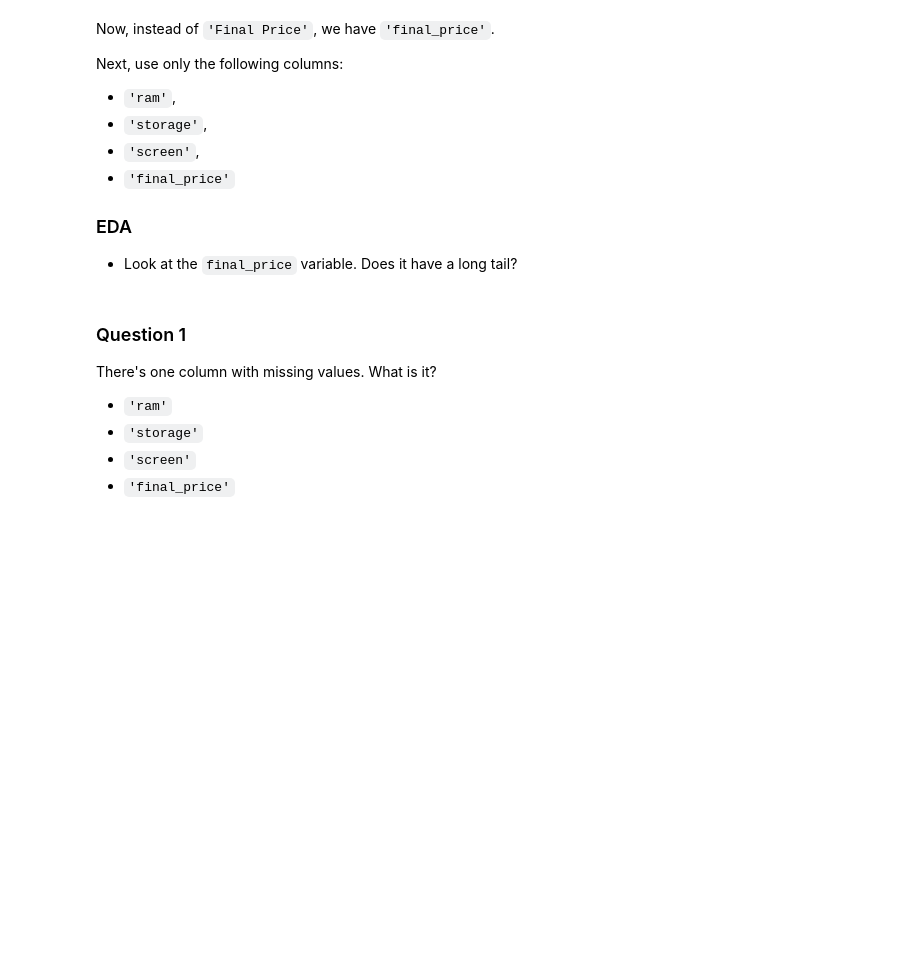
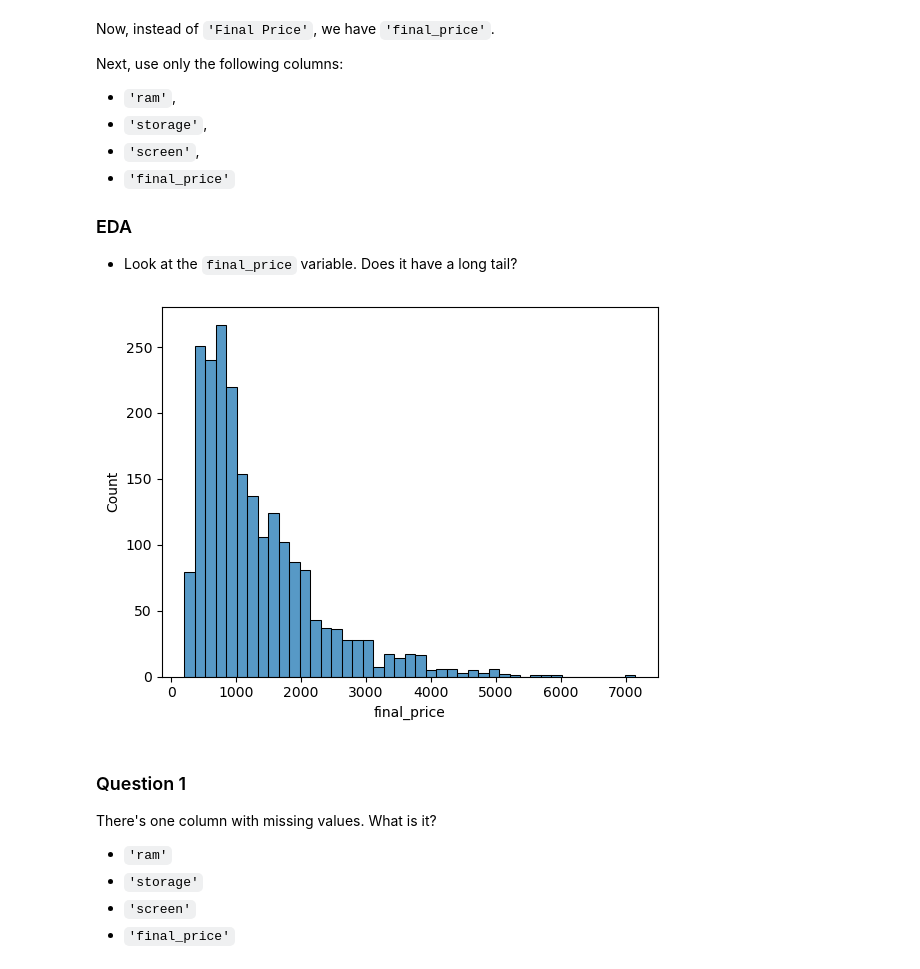
Before and after one commit to NathalyGC/MLZoomcamp, a Jupyter notebook: 02-regression/homework.ipynb, the cells around one changed output. Drawn from its saved outputs; the diff is of its cells as text; code cells hidden in the pictures; blank space fills up the shorter version.

```diff
--- a/02-regression/homework.ipynb
+++ b/02-regression/homework.ipynb
@@ -17,0 +23,2 @@ wget https://raw.githubusercontent.com/alexeygrigorev/datasets/master/laptops.cs
+# %%
+df = pd.read_csv('laptops.csv')
@@ -36,6 +58,10 @@ Next, use only the following columns:
 ### EDA
 
 * Look at the `final_price` variable. Does it have a long tail?
+# %%
+sns.histplot(df.final_price);
+# %% [output]
+[figure, added]
 # %% [markdown]
 ### Question 1
 
```
Also changed, not shown: parts of 39 cells of this notebook, 6 other files.
